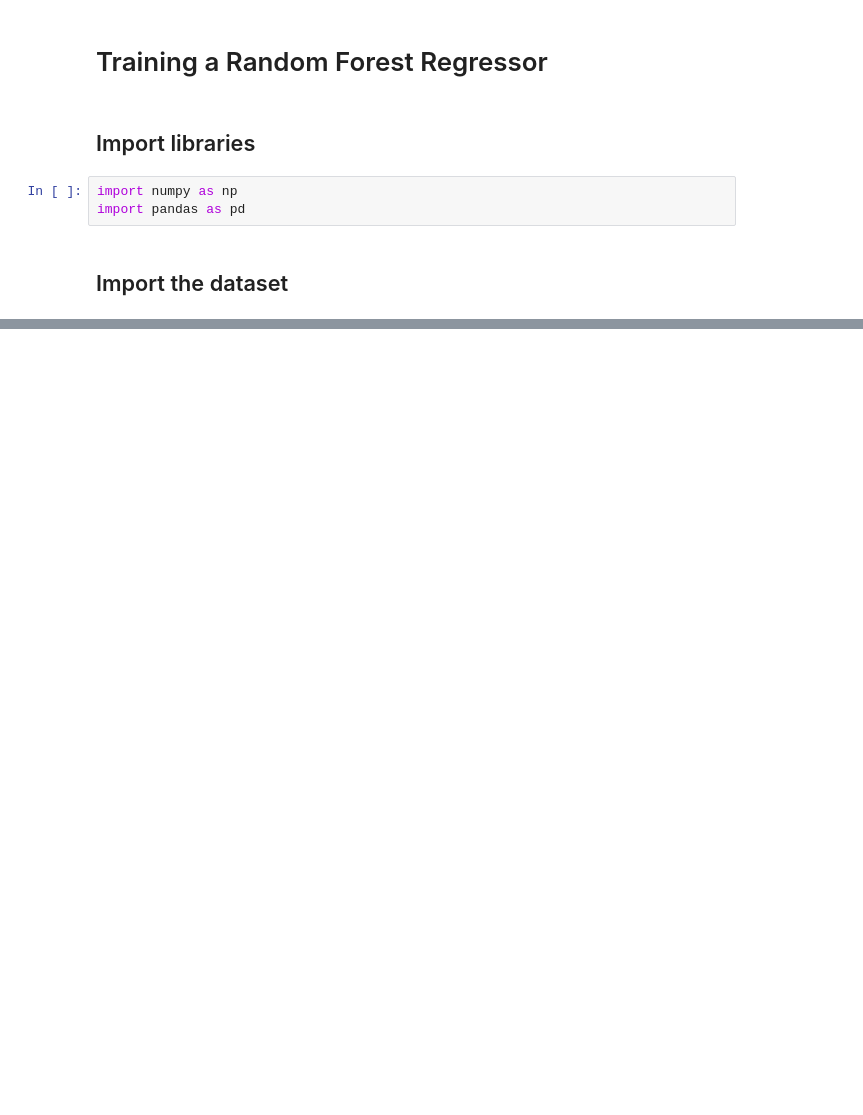
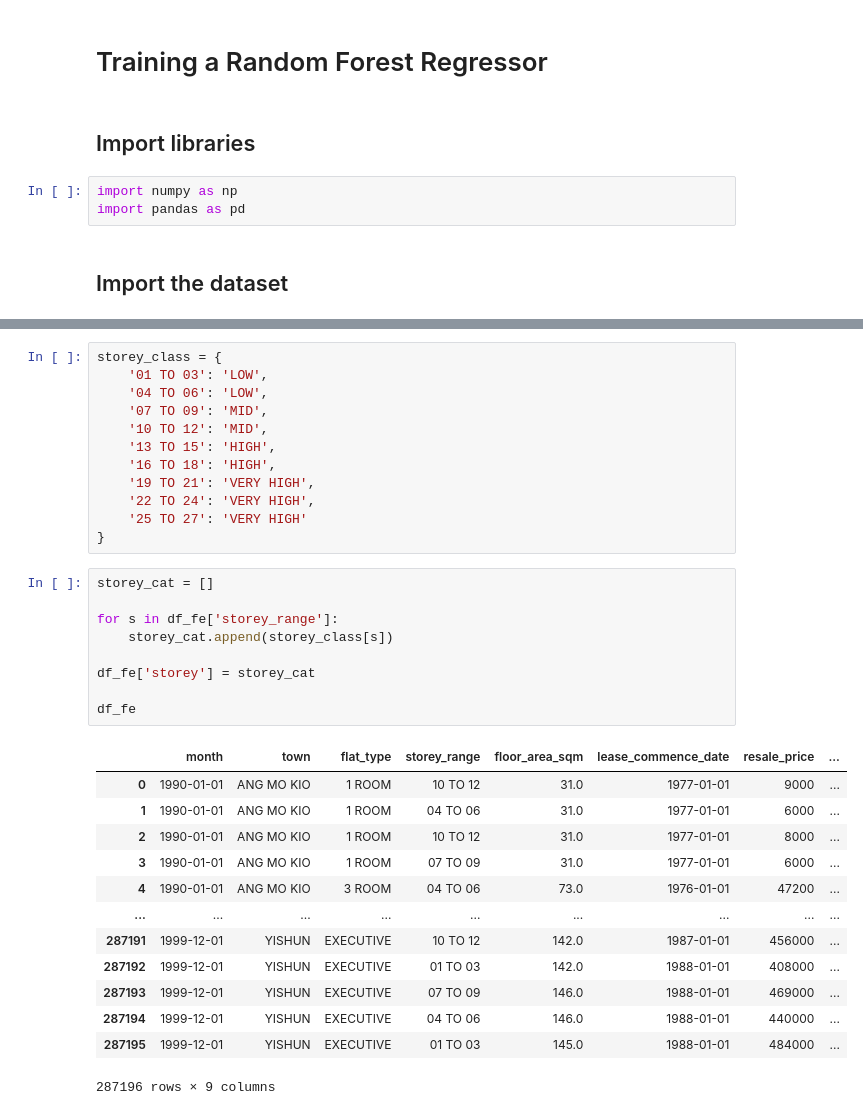
Before and after one commit to Zheng-Xuan/Singapore-resale-flat-price-prediction, a Jupyter notebook: RF_model.ipynb, the cells around one changed output, grey strips where cells are left out. Drawn from its saved outputs; the diff is of its cells as text; blank space fills up the shorter version.

```diff
--- a/RF_model.ipynb
+++ b/RF_model.ipynb
@@ -39,0 +80,35 @@ raw_data
+# %%
+storey_class = {
+    '01 TO 03': 'LOW',
+    '04 TO 06': 'LOW',
+    '07 TO 09': 'MID',
+    '10 TO 12': 'MID',
+    '13 TO 15': 'HIGH',
+    '16 TO 18': 'HIGH',
+    '19 TO 21': 'VERY HIGH',
+    '22 TO 24': 'VERY HIGH',
+    '25 TO 27': 'VERY HIGH'
+}
+# %%
+storey_cat = []
+
+for s in df_fe['storey_range']:
+    storey_cat.append(storey_class[s])
+
+df_fe['storey'] = storey_cat
+
+df_fe
+# %% [output]
+|  | month | town | flat_type | storey_range | floor_area_sqm | lease_commence_date | resale_price | ... |
+| 0 | 1990-01-01 | ANG MO KIO | 1 ROOM | 10 TO 12 | 31.0 | 1977-01-01 | 9000 | ... |
+| 1 | 1990-01-01 | ANG MO KIO | 1 ROOM | 04 TO 06 | 31.0 | 1977-01-01 | 6000 | ... |
+| 2 | 1990-01-01 | ANG MO KIO | 1 ROOM | 10 TO 12 | 31.0 | 1977-01-01 | 8000 | ... |
+| 3 | 1990-01-01 | ANG MO KIO | 1 ROOM | 07 TO 09 | 31.0 | 1977-01-01 | 6000 | ... |
+| 4 | 1990-01-01 | ANG MO KIO | 3 ROOM | 04 TO 06 | 73.0 | 1976-01-01 | 47200 | ... |
+| ... | ... | ... | ... | ... | ... | ... | ... | ... |
+| 287191 | 1999-12-01 | YISHUN | EXECUTIVE | 10 TO 12 | 142.0 | 1987-01-01 | 456000 | ... |
+| 287192 | 1999-12-01 | YISHUN | EXECUTIVE | 01 TO 03 | 142.0 | 1988-01-01 | 408000 | ... |
+| 287193 | 1999-12-01 | YISHUN | EXECUTIVE | 07 TO 09 | 146.0 | 1988-01-01 | 469000 | ... |
+| 287194 | 1999-12-01 | YISHUN | EXECUTIVE | 04 TO 06 | 146.0 | 1988-01-01 | 440000 | ... |
+| 287195 | 1999-12-01 | YISHUN | EXECUTIVE | 01 TO 03 | 145.0 | 1988-01-01 | 484000 | ... |
+287196 rows × 9 columns
```
Also changed, not shown: parts of 6 cells of this notebook.
